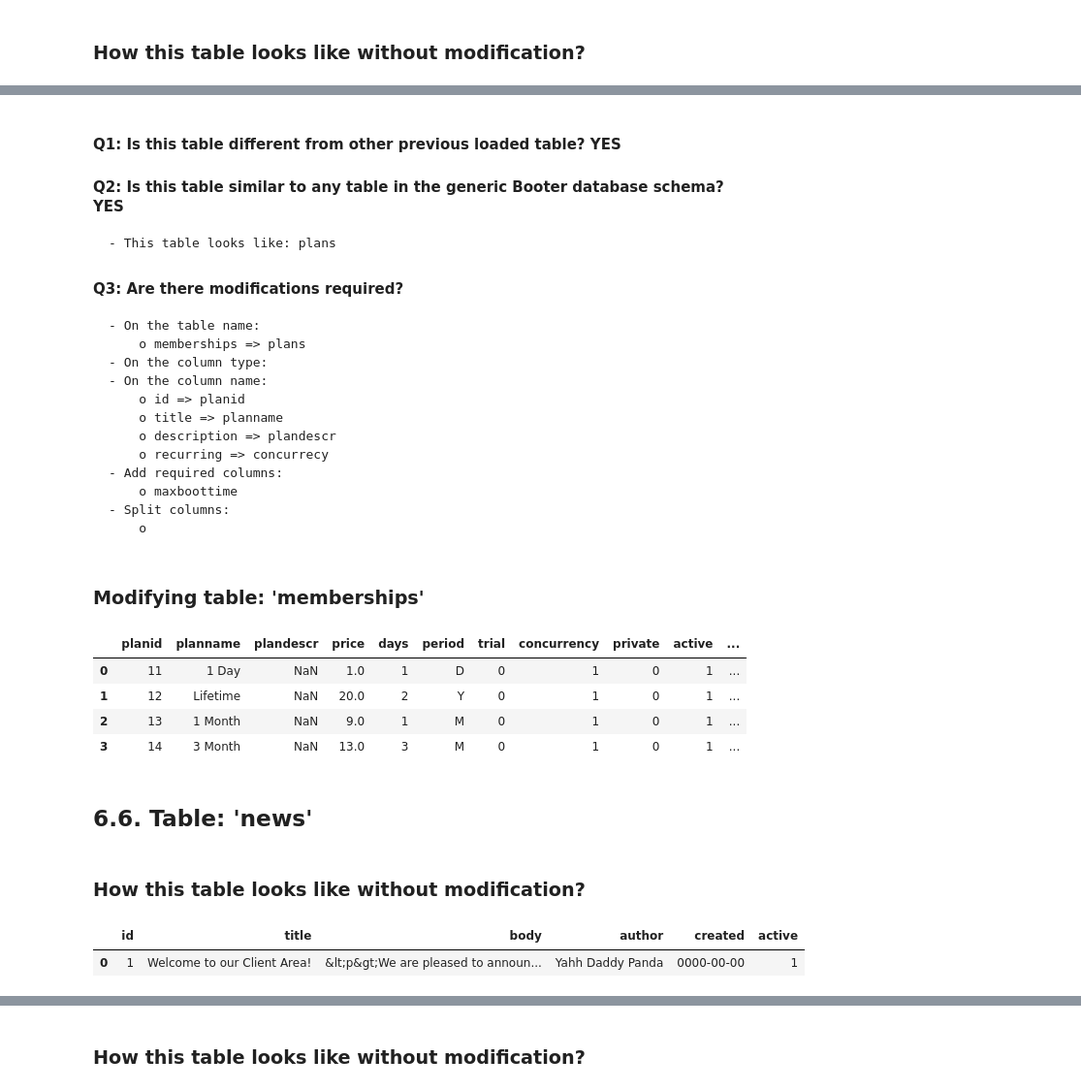
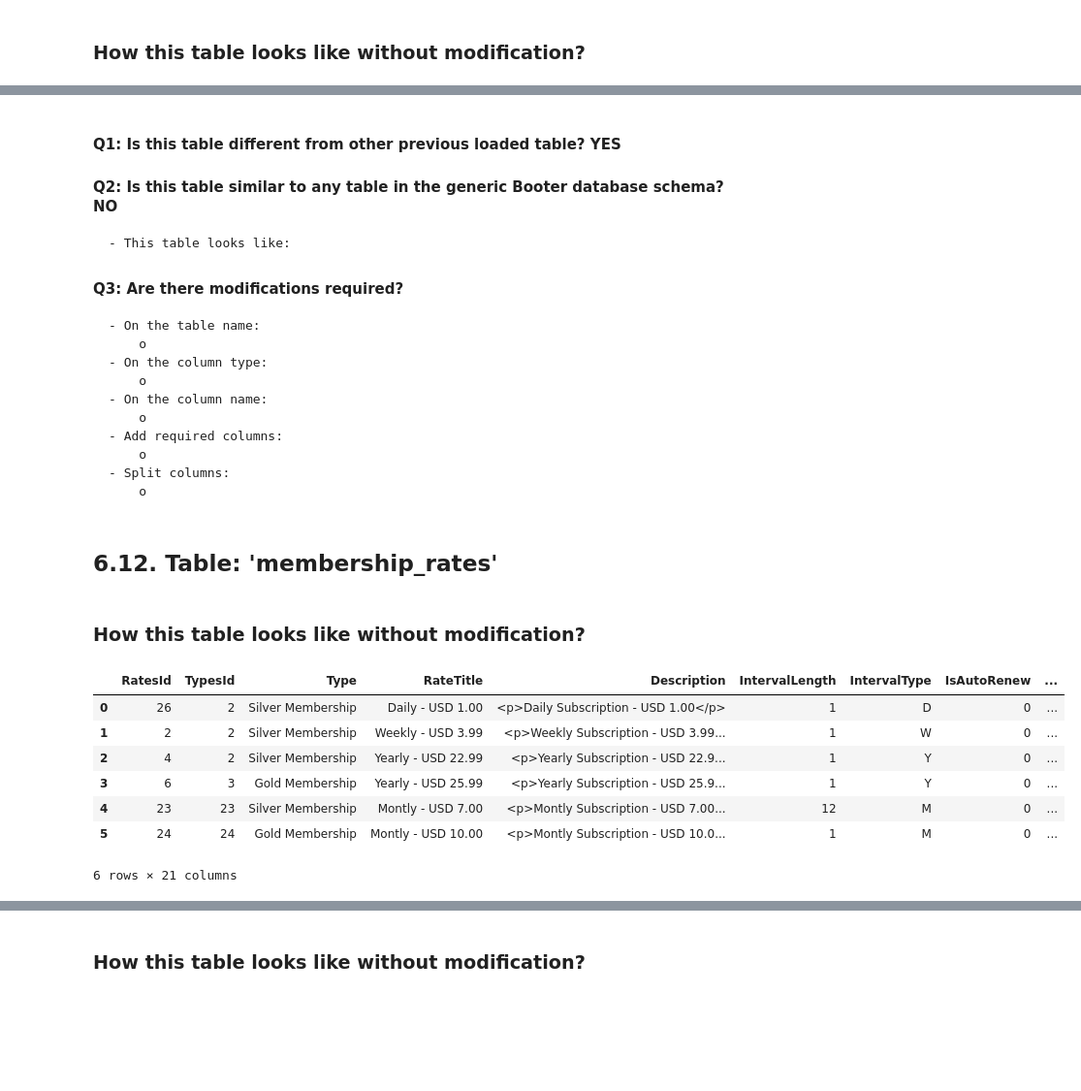
Before and after one commit to jjsantanna/booter_dbs_analyses, a Jupyter notebook: case_studies/xrhostbooter/analysis_xrhostbooter.ipynb, the cells around one changed output, grey strips where cells are left out. Shown at 97% size. Drawn from its saved outputs; the diff is of its cells as text; code cells hidden in the pictures; blank space fills up the shorter version.

```diff
--- a/case_studies/xrhostbooter/analysis_xrhostbooter.ipynb
+++ b/case_studies/xrhostbooter/analysis_xrhostbooter.ipynb
@@ -111,19 +111,23 @@ Additional functions
 def read_inserted_table(dumpfile, target_table):
     sio = StringIO()
     fast_forward = True
+    already_header = False
     with open(dumpfile, 'rb') as f:
         for line in f:
             line = line.decode("utf-8").strip()
             line = re.sub("(?!(([^']*'){2})*[^']*$)\)", '',line) #Step0:remove any ")" from the content of columns
             if line.lower().startswith('insert') and target_table in line:
                 fast_forward = False
+                if already_header:
+                    continue
             if fast_forward:
                 continue
+
             data = re.findall('\([^\)]*\)', line) #Step1: get the content between parentesis (i.e., insert line)
             try:
                 newline = data[0].strip('()') #Step2:remove parenthesis
                 newline=newline.replace('`','') #Step3: remove ` (usually in table names)
-                newline=re.sub(r'(?!(([^\']*\'){2})*[^\']*$),', '', newline) #Step4: remove commas from the content of columns
+                newline=re.sub(r'(?!(([^\']*\'){2})*[^\']*$),','', newline) #Step4: remove commas from the content of columns
                 newline=newline.replace('\'','') #Step5: remove single quotes
                 newline=newline.replace(', ', ',') #Step6: remove single spaces after comma (i.e., in the beginning of a column)
                 sio.write(newline)
@@ -131,6 +135,7 @@ def read_inserted_table(dumpfile, target_table):
             except IndexError:
                 pass
             if line.endswith(';'):
-                break
+                fast_forward = True
+                already_header = True
     sio.seek(0)
     return sio
@@ -454,59 +663,34 @@ pd.read_csv(read_inserted_table(dumpfile, tablename),
 # %% [markdown]
 #### Q1: Is this table different from other previous loaded table? YES
-#### Q2: Is this table similar to any table in the generic Booter database schema? YES
-    - This table looks like: plans
-
+#### Q2: Is this table similar to any table in the generic Booter database schema? NO
+    - This table looks like:
 #### Q3: Are there modifications required?
     - On the table name:
-        o memberships => plans
+        o
     - On the column type:
+        o
     - On the column name:
-        o id => planid
-        o title => planname
-        o description => plandescr
-        o recurring => concurrecy
+        o
     - Add required columns:
-        o maxboottime
+        o
     - Split columns:
         o
-# %% [markdown]
-### Modifying table: 'memberships'
-# %%
-### Loading the column converting columns with predefined functions
-df_plans = pd.read_csv(read_inserted_table(dumpfile, tablename),
-                                delimiter=",",
-                                error_bad_lines=False)
-
-###Changing names of columns
-df_plans.rename(columns = {'id': 'planid',
-                                    'title': 'planname',
-                           'description':'plandescr',
-                          'recurring':'concurrency'},
-                         inplace=True)
-
-###Creating empty columns (with "" [for future string] or np.nan [for future float])
-df_plans['maxboottime'] = np.nan
-
-###Showing some lines after adapt the table
-df_plans.head(10)
-# %% [output]
-|  | planid | planname | plandescr | price | days | period | trial | concurrency | private | active | ... |
-| 0 | 11 | 1 Day | NaN | 1.0 | 1 | D | 0 | 1 | 0 | 1 | ... |
-| 1 | 12 | Lifetime | NaN | 20.0 | 2 | Y | 0 | 1 | 0 | 1 | ... |
-| 2 | 13 | 1 Month | NaN | 9.0 | 1 | M | 0 | 1 | 0 | 1 | ... |
-| 3 | 14 | 3 Month | NaN | 13.0 | 3 | M | 0 | 1 | 0 | 1 | ... |
 # %% [markdown]
-## 6.6. Table: 'news'
+## 6.12. Table: 'membership_rates'
 # %% [markdown]
 ### How this table looks like without modification?
 # %%
-tablename='news'
+tablename='membership_rates'
 
-pd.read_csv(read_inserted_table(dumpfile, tablename),
-            delimiter=",",
-            error_bad_lines=False).head(10)
+pd.read_csv(read_inserted_table(dumpfile, tablename),delimiter=",",error_bad_lines=False).head(10)
 # %% [output]
-|  | id | title | body | author | created | active |
-| 0 | 1 | Welcome to our Client Area! | &lt;p&gt;We are pleased to announ... | Yahh Daddy Panda | 0000-00-00 | 1 |
+|  | RatesId | TypesId | Type | RateTitle | Description | IntervalLength | IntervalType | IsAutoRenew | ... |
+| 0 | 26 | 2 | Silver Membership | Daily - USD 1.00 | <p>Daily Subscription - USD 1.00</p> | 1 | D | 0 | ... |
+| 1 | 2 | 2 | Silver Membership | Weekly - USD 3.99 | <p>Weekly Subscription - USD 3.99... | 1 | W | 0 | ... |
+| 2 | 4 | 2 | Silver Membership | Yearly - USD 22.99 | <p>Yearly Subscription - USD 22.9... | 1 | Y | 0 | ... |
+| 3 | 6 | 3 | Gold Membership | Yearly - USD 25.99 | <p>Yearly Subscription - USD 25.9... | 1 | Y | 0 | ... |
+| 4 | 23 | 23 | Silver Membership | Montly - USD 7.00 | <p>Montly Subscription - USD 7.00... | 12 | M | 0 | ... |
+| 5 | 24 | 24 | Gold Membership | Montly - USD 10.00 | <p>Montly Subscription - USD 10.0... | 1 | M | 0 | ... |
+6 rows × 21 columns
 # %% [markdown]
 #### Q1: Is this table different from other previous loaded table? YES
```
Also changed, not shown: parts of 134 cells of this notebook, 5 other files.
